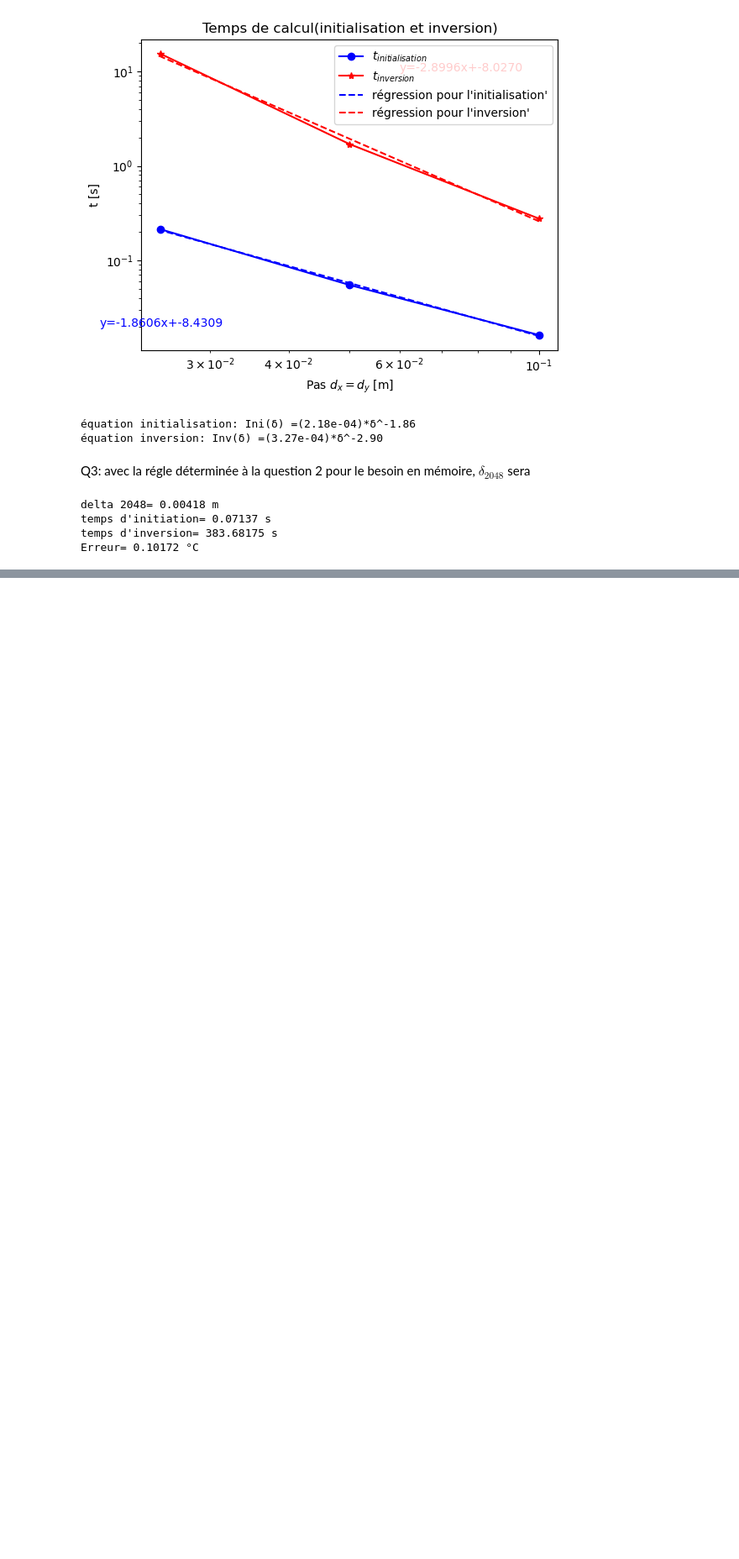
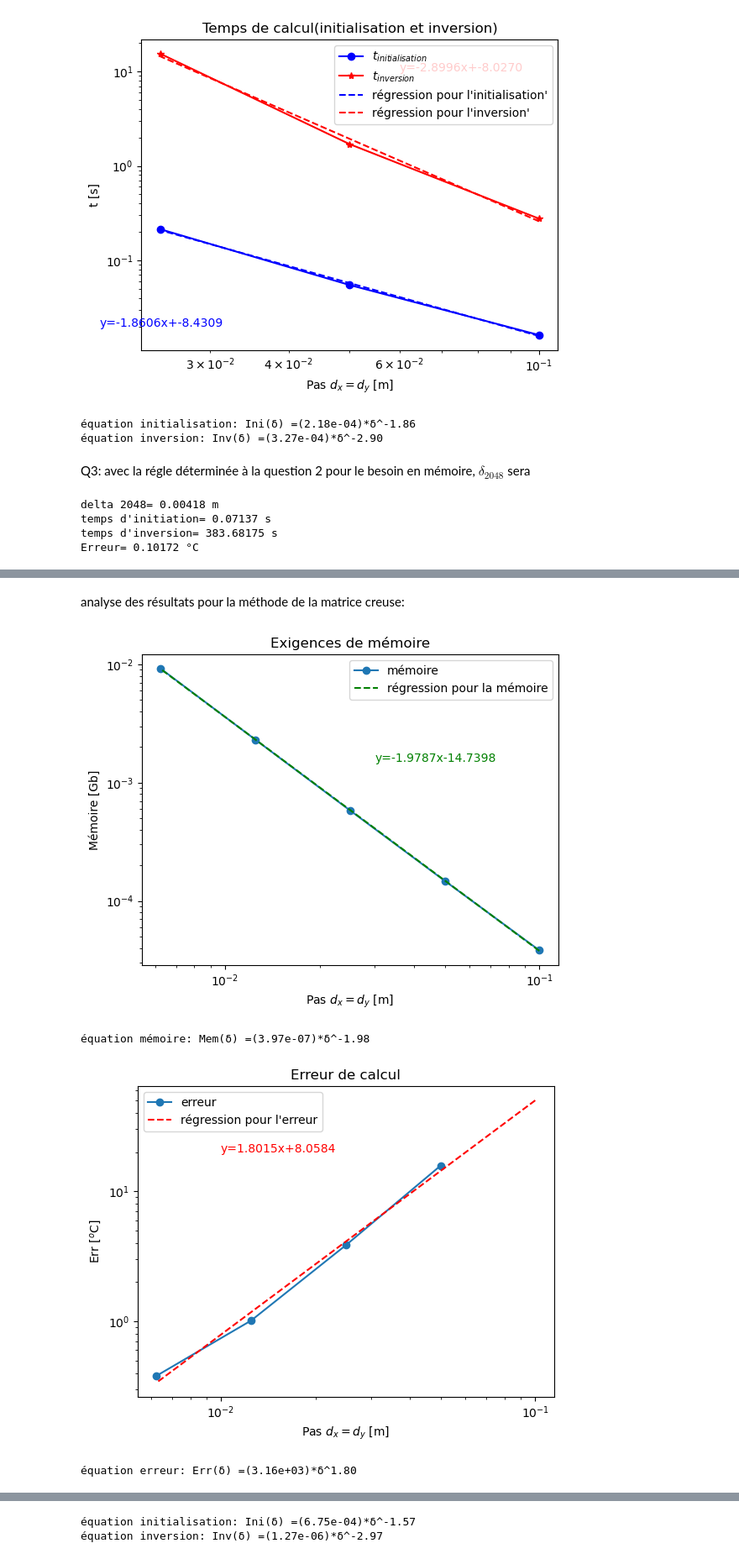
Before and after one commit to mldessu/projetsimu, a Jupyter notebook: Devoir 4/Matrice_2D.ipynb, the cells around one changed output, grey strips where cells are left out. Shown at 84% size. Drawn from its saved outputs; the diff is of its cells as text; code cells hidden in the pictures; blank space fills up the shorter version.

```diff
--- a/Devoir 4/Matrice_2D.ipynb
+++ b/Devoir 4/Matrice_2D.ipynb
@@ -398,0 +668,60 @@ Erreur= 0.10172 °C
+# %% [markdown]
+analyse des résultats pour la méthode de la matrice creuse:
+# %%
+from scipy.stats import linregress
+
+plt.figure(4)
+plt.loglog(d_ar[::-1],mem_ar[::-1]/1024.0**3,'-o', label = "mémoire")
+reg_mem= linregress(np.log(d_ar[::-1]),np.log(mem_ar[::-1]/1024.0**3))
+m_mem= reg_mem.slope
+b_mem= reg_mem.intercept
+plt.loglog(d_ar,(d_ar**m_mem)*np.exp(b_mem), "--",label = "régression pour la mémoire", color= "green")
+plt.text(3E-2,1.5E-3,f"y={m_mem:.4f}x{b_mem:.4f}", color="green")
+plt.title('Exigences de mémoire')
+plt.xlabel('Pas $d_x=d_y$ [m]')
+plt.ylabel('Mémoire [Gb]')
+plt.legend()
+plt.show()
+print(f"équation mémoire: Mem(δ) =({np.exp(b_mem):.2e})*δ^{m_mem:.2f}")
+
+plt.figure(5)
+Err_ar=abs(Tm_ar[:-1:]-Tm_ar[1::])
+d_Err_ar=d_ar[1::] # Definiton d'erreur Err(delta)=|Tm(2*delta)-Tm(delta)|
+plt.loglog(d_Err_ar[::-1],Err_ar[::-1],'-o', label = "erreur")
+reg_err= linregress(np.log(d_Err_ar[::-1]),np.log(Err_ar[::-1]))
+m_err= reg_err.slope
+b_err= reg_err.intercept
+plt.loglog(d_ar,(d_ar**m_err)*np.exp(b_err), "--",label = "régression pour l'erreur", color= "red")
+plt.text(1E-2,2E1,f"y={m_err:.4f}x+{b_err:.4f}", color="red")
+plt.title('Erreur de calcul')
+plt.xlabel('Pas $d_x=d_y$ [m]')
+plt.ylabel('Err [$^o$C]')
+plt.legend()
+plt.show()
+print(f"équation erreur: Err(δ) =({np.exp(b_err):.2e})*δ^{m_err:.2f}")
+
+plt.figure(6)
+plt.loglog(d_ar[::-1],tini_ar[::-1],'-bo', label = '$t_{initialisation}$')
+plt.loglog(d_ar[::-1],tinv_ar[::-1],'-r*', label = '$t_{inversion}$')
+reg_ini= linregress(np.log(d_ar[::-1]),np.log(tini_ar[::-1]))
+reg_inv= linregress(np.log(d_ar[::-1]),np.log(tinv_ar[::-1]))
+m_ini= reg_ini.slope
+b_ini= reg_ini.intercept
+m_inv= reg_inv.slope
+b_inv= reg_inv.intercept
+plt.loglog(d_ar,(d_ar**m_ini)*np.exp(b_ini), "--",label = "régression pour l'initialisation'", color= "b")
+plt.text(1E-2,2E-2,f"y={m_ini:.4f}x+{b_ini:.4f}", color="b")
+plt.loglog(d_ar,(d_ar**m_inv)*np.exp(b_inv), "--",label = "régression pour l'inversion'", color= "red")
+plt.text(6E-2,1E1,f"y={m_inv:.4f}x+{b_inv:.4f}", color="red")
+plt.title('Temps de calcul(initialisation et inversion)')
+plt.xlabel('Pas $d_x=d_y$ [m]')
+plt.ylabel('t [s]')
+plt.legend(loc = 'best')
+plt.show()
+print(f"équation initialisation: Ini(δ) =({np.exp(b_ini):.2e})*δ^{m_ini:.2f}")
+print(f"équation inversion: Inv(δ) =({np.exp(b_inv):.2e})*δ^{m_inv:.2f}")
+# %% [output]
+[figure, added]
+équation mémoire: Mem(δ) =(3.97e-07)*δ^-1.98
+[figure, added]
+équation erreur: Err(δ) =(3.16e+03)*δ^1.80
@@ -398,0 +729,2 @@ Erreur= 0.10172 °C
+équation initialisation: Ini(δ) =(6.75e-04)*δ^-1.57
+équation inversion: Inv(δ) =(1.27e-06)*δ^-2.97
```
Also changed, not shown: parts of 8 cells of this notebook.
